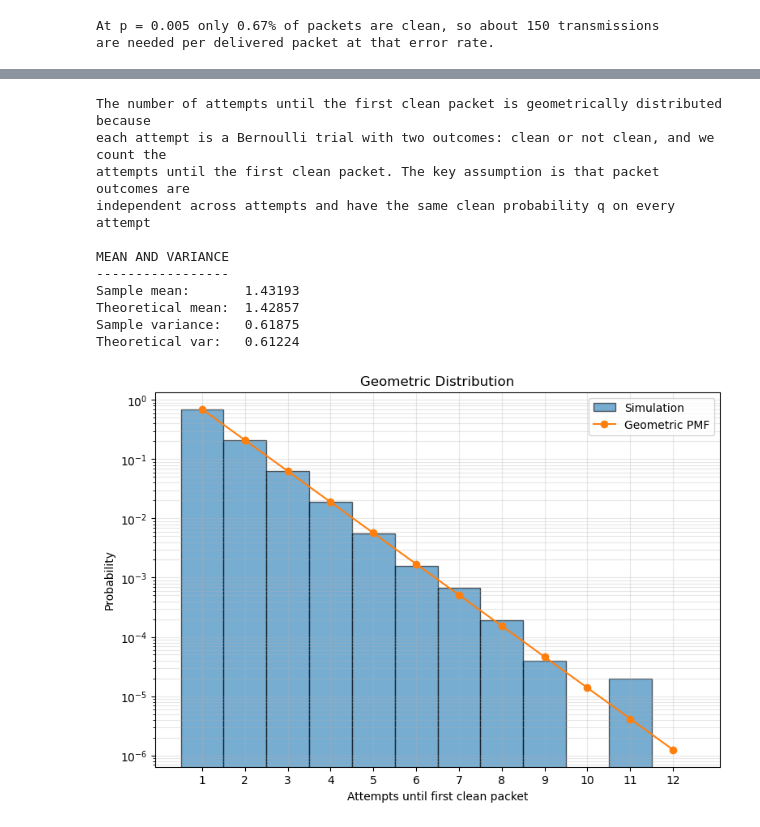
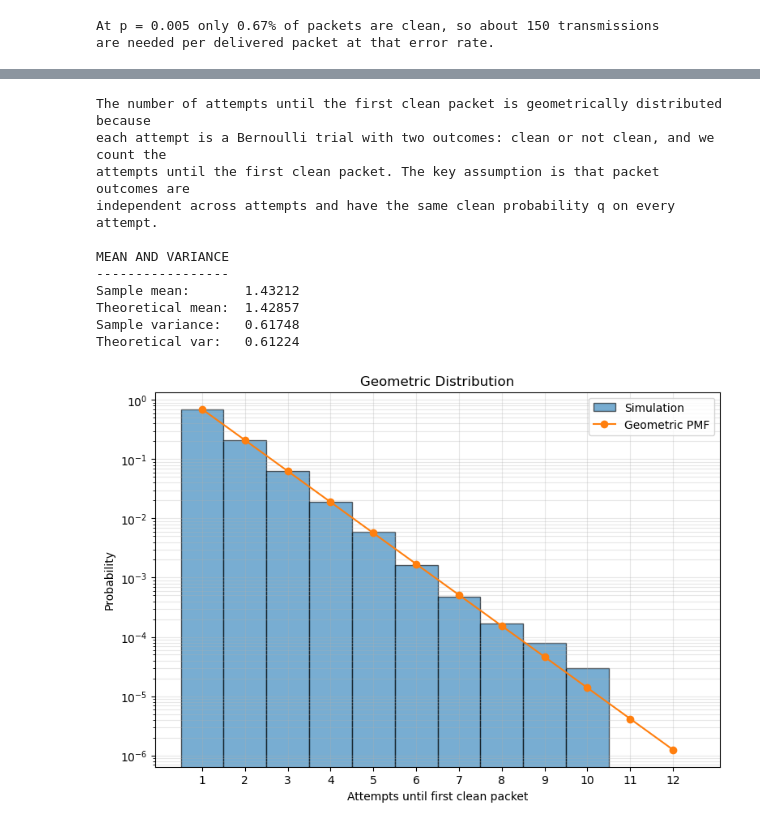
Before and after one commit to andrewechang/ece3715, a Jupyter notebook: mp1/mp1.ipynb, the cells around one changed output, grey strips where cells are left out. Saved outputs shown, nothing was run; the diff lists cells and outputs as text; code cells hidden in the pictures.

Commit message:
step 6 and 7 complete

```diff
--- a/mp1/mp1.ipynb
+++ b/mp1/mp1.ipynb
@@ -6,7 +6,11 @@ import pandas as pd
 import matplotlib.pyplot as plt
 from scipy.stats import binom, poisson
 
-from mp1lib import bsc, packet_errors, tv_distance
+from mp1lib import bsc, packet_errors, tv_distance, attempts_until_clean, run_step7_experiments, calculate_step7_spread, calculate_envelope, find_trials_within_one_percent
+
+
+
+
 
 #Seed Generator
 SEED = 1234 #we didn't have a group number so we are using 1234 as the seed
@@ -16,6 +20,7 @@ rng_step2 = rng.spawn(1)[0]
 rng_step3 = rng.spawn(1)[0]
 rng_step4 = rng.spawn(1)[0]
 rng_step5 = rng.spawn(1)[0]
+rng_step6 = rng.spawn(1)[0]
 # %%
 #STEP 1 - THE SAMPLE SPACE AND THE AXIOMS
 
@@ -529,43 +534,26 @@ Figure 5 interpretation: on log-log axes the true TV is nearly a straight line o
 running roughly an order of magnitude below the Le Cam line (at p = 0.005: TV = 0.0012 vs bound 0.025).
 The bound is valid but loose. For large p the bound exceeds 1 and says nothing, since TV can never exceed 1.
 # %%
-#STEP 6 - Retransmissions and the geometric distribution
+# STEP 6 - Retransmissions and the geometric distribution
 
-import numpy as np
-import matplotlib.pyplot as plt
-
-print(f"The number of attempts until the first clean packet is geometrically distributed because")
-print(f"each attempt is a Bernoulli trial with two outcomes: clean or not clean, and we count the")
-print(f"attempts until the first clean packet. The key assumption is that packet outcomes are ")
-print(f"independent across attempts and have the same clean probability q on every attempt")
-print(f" ")
+print("The number of attempts until the first clean packet is geometrically distributed because")
+print("each attempt is a Bernoulli trial with two outcomes: clean or not clean, and we count the")
+print("attempts until the first clean packet. The key assumption is that packet outcomes are")
+print("independent across attempts and have the same clean probability q on every attempt.")
+print()
 
 # Parameters
 q = 0.7
 num_sequences = 10**5
 
-
-# Function
-def attempts_until_clean(q):
-    attempts = 1
-
-    while np.random.random() > q:
-        attempts += 1
-
-    return attempts
-
-
-# Simulation
+# Simulate attempts until the first clean packet
 samples = np.array([
-    attempts_until_clean(q)
+    attempts_until_clean(q, rng_step6)
     for _ in range(num_sequences)
 ])
 
 
-# ----------------------------------------
 # Mean and variance
-# ----------------------------------------
-
 sample_mean = np.mean(samples)
 sample_variance = np.var(samples, ddof=1)
 
@@ -580,10 +568,7 @@ print(f"Sample variance:   {sample_variance:.5f}")
 print(f"Theoretical var:   {theoretical_variance:.5f}")
 
 
-# ----------------------------------------
 # Histogram + geometric PMF
-# ----------------------------------------
-
 max_attempts = 12
 
 bins = np.arange(0.5, max_attempts + 1.5, 1)
@@ -595,8 +580,8 @@ plt.hist(
     bins=bins,
     density=True,
     alpha=0.6,
-    edgecolor='black',
-    label='Simulation'
+    edgecolor="black",
+    label="Simulation"
 )
 
 n = np.arange(1, max_attempts + 1)
@@ -605,25 +590,22 @@ pmf = q * (1 - q)**(n - 1)
 plt.plot(
     n,
     pmf,
-    'o-',
-    label='Geometric PMF'
+    "o-",
+    label="Geometric PMF"
 )
 
-plt.yscale('log')
-plt.xlabel('Attempts until first clean packet')
-plt.ylabel('Probability')
-plt.title('Geometric Distribution')
+plt.yscale("log")
+plt.xlabel("Attempts until first clean packet")
+plt.ylabel("Probability")
+plt.title("Geometric Distribution")
 plt.xticks(n)
 plt.legend()
-plt.grid(True, which='both', alpha=0.3)
+plt.grid(True, which="both", alpha=0.3)
 
 plt.show()
 
 
-# ----------------------------------------
 # Memoryless property
-# ----------------------------------------
-
 pairs = [(1, 2), (3, 2), (5, 2)]
 
 print()
@@ -632,7 +614,6 @@ print("-------------------")
 
 for m, n in pairs:
 
-    # Conditional probability
     conditional_samples = samples[samples > m]
 
     p_cond = np.mean(conditional_samples > m + n)
@@ -641,7 +622,6 @@ for m, n in pairs:
         p_cond * (1 - p_cond) / len(conditional_samples)
     )
 
-    # Unconditional probability
     p_uncond = np.mean(samples > n)
 
     se_uncond = np.sqrt(
@@ -649,37 +629,40 @@ for m, n in pairs:
     )
 
     difference = p_cond - p_uncond
 
     se_difference = np.sqrt(
         se_cond**2 + se_uncond**2
     )
 
     print(f"\n(m, n) = ({m}, {n})")
+
     print(
         f"P(N > {m+n} | N > {m}) = "
         f"{p_cond:.5f} ± {se_cond:.5f}"
     )
+
     print(
         f"P(N > {n}) = "
         f"{p_uncond:.5f} ± {se_uncond:.5f}"
     )
+
     print(
         f"Difference = "
         f"{difference:.5f} ± {se_difference:.5f}"
     )
 # %% [output]
 The number of attempts until the first clean packet is geometrically distributed because
 each attempt is a Bernoulli trial with two outcomes: clean or not clean, and we count the
 attempts until the first clean packet. The key assumption is that packet outcomes are
-independent across attempts and have the same clean probability q on every attempt
+independent across attempts and have the same clean probability q on every attempt.
 
 MEAN AND VARIANCE
 -----------------
-Sample mean:       1.43193
+Sample mean:       1.43212
 Theoretical mean:  1.42857
-Sample variance:   0.61875
+Sample variance:   0.61748
 Theoretical var:   0.61224
-[figure, old version]
+[figure, new version]
 MEMORYLESS PROPERTY
 -------------------
 
```
Also changed, not shown: parts of 6 cells of this notebook, 1 other file.
